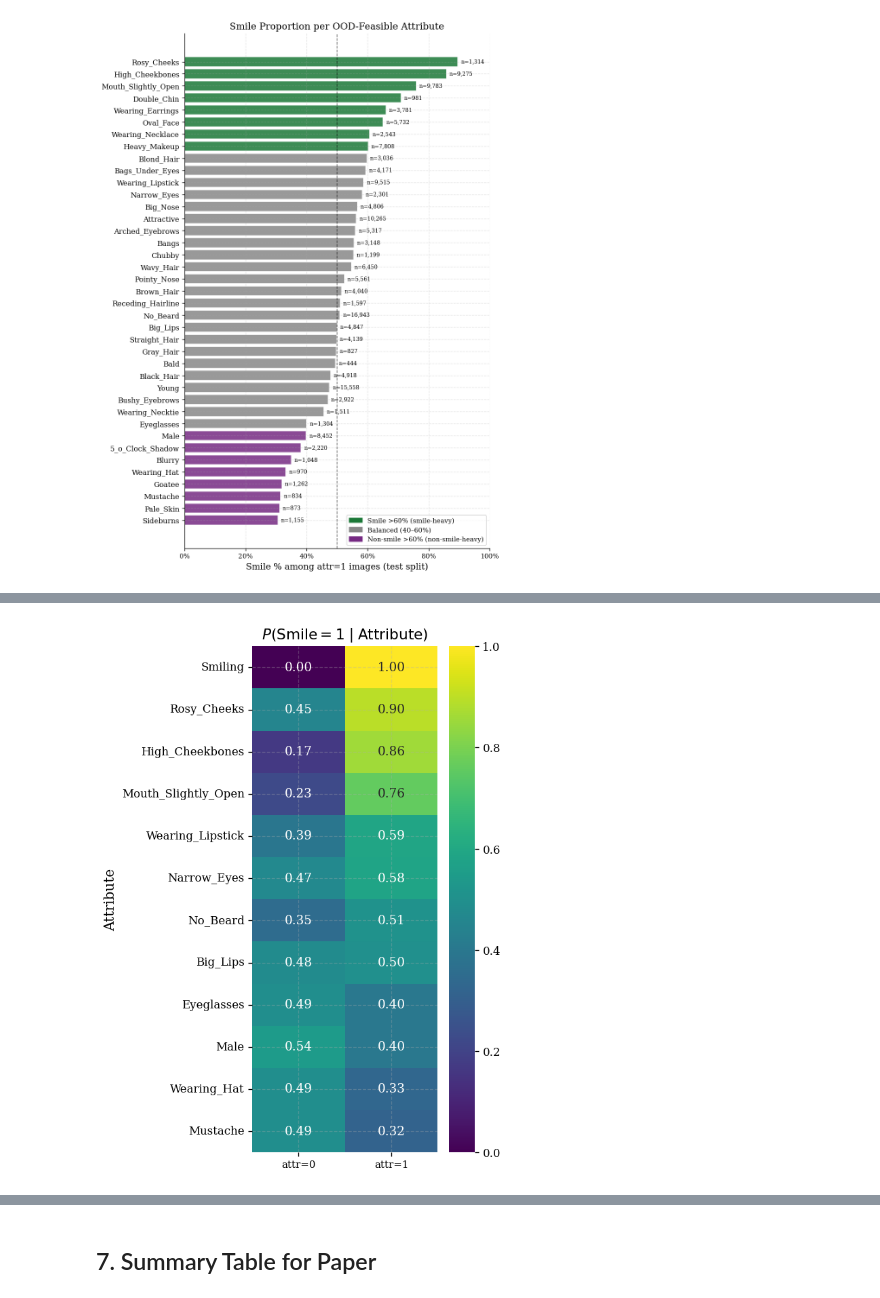
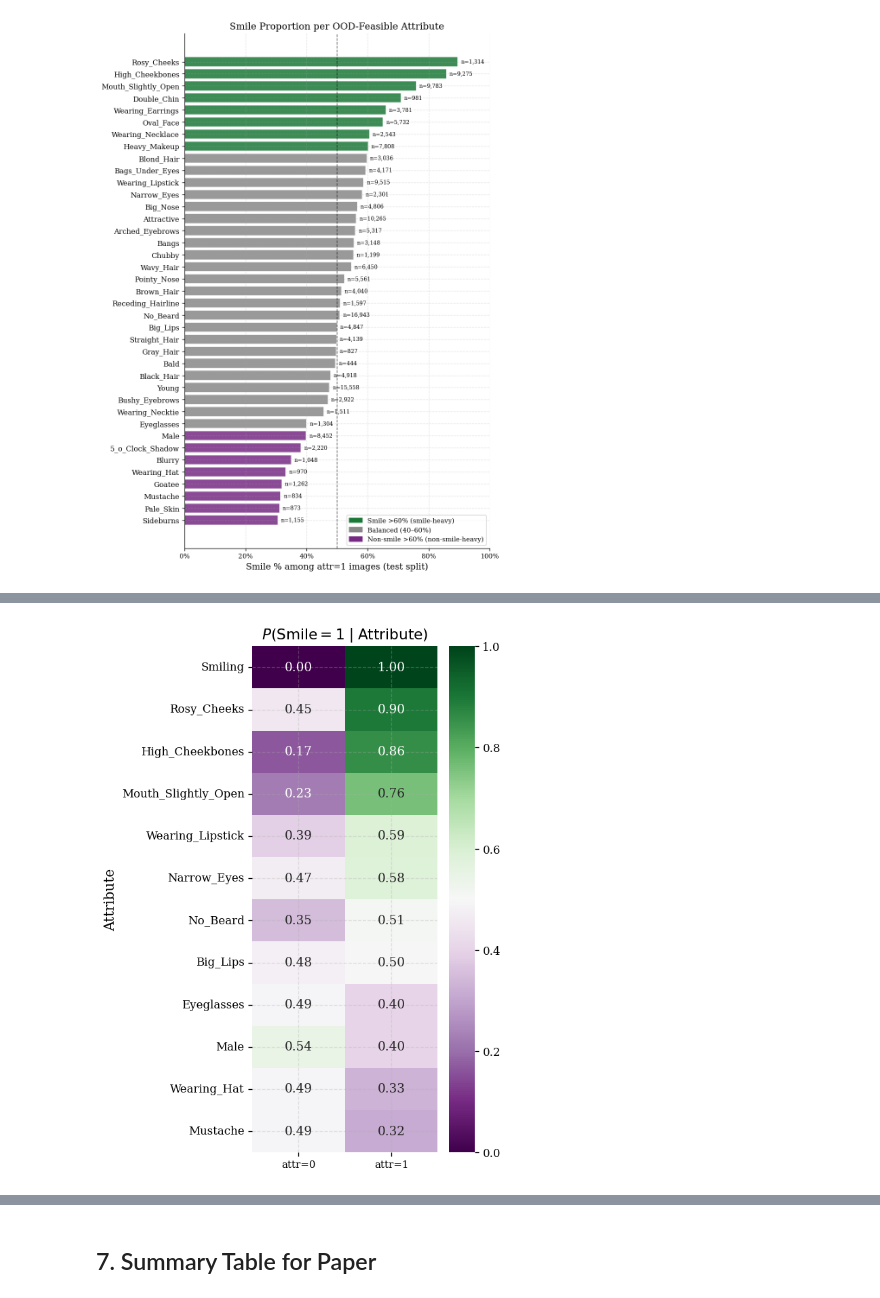
Before and after one commit to daniyaniazi/RandomizedSmothingmanifold, a Jupyter notebook: notebooks/Celeba_attribute_analysis.ipynb, the cells around one changed output, grey strips where cells are left out. Drawn from its saved outputs; the diff is of its cells as text; code cells hidden in the pictures.

```diff
--- a/notebooks/Celeba_attribute_analysis.ipynb
+++ b/notebooks/Celeba_attribute_analysis.ipynb
@@ -274,0 +431,43 @@ plt.show()
+# %%
+ood_attrs = [
+    "No_Beard",
+    "Mouth_Slightly_Open",
+    "Wearing_Lipstick",
+    "High_Cheekbones",
+    "Male",
+    "Big_Lips",
+    "Narrow_Eyes",
+    "Rosy_Cheeks",
+    "Eyeglasses",
+    "Wearing_Hat",
+    "Mustache",
+]
+
+rows = []
+
+N = len(df_test)
+
+for attr in ood_attrs:
+
+    # % of dataset having attr=1
+    pct_dataset = 100 * (df_test[attr] == 1).mean()
+
+    # Smile rate among attr=1 images
+    smile_rate = 100 * df_test[df_test[attr] == 1]["Smiling"].mean()
+
+    # Correlation with smile
+    corr_smile = corr.loc[attr, "Smiling"]
+
+    rows.append({
+        "Attribute": attr,
+        "% Dataset": pct_dataset,
+        "Smile % | attr=1": smile_rate,
+        "Corr(attr, Smile)": corr_smile,
+    })
+
+summary_df = (
+    pd.DataFrame(rows)
+    .sort_values("Smile % | attr=1", ascending=False)
+)
+
+display(summary_df.round(2))
@@ -332,32 +505,32 @@ ood_attrs = [
 rows = []
 
 for attr in ood_attrs:
     smile_if_1 = df_test[df_test[attr] == 1]["Smiling"].mean()
     smile_if_0 = df_test[df_test[attr] == 0]["Smiling"].mean()
 
     rows.append({
         "Attribute": attr,
         "attr=0": smile_if_0,
         "attr=1": smile_if_1,
     })
 
 heat_df = (
     pd.DataFrame(rows)
     .sort_values("attr=1", ascending=False)
     .set_index("Attribute")
 )
 
 plt.figure(figsize=(5,7))
 sns.heatmap(
     heat_df,
     annot=True,
     fmt=".2f",
-    cmap="viridis",
+    cmap="PRGn",
     vmin=0,
     vmax=1
 )
 plt.title(r"$P(\mathrm{Smile}=1 \mid \mathrm{Attribute})$")
 plt.tight_layout()
 plt.show()
 # %% [output]
-[figure, old version]
+[figure, new version]
```
Also changed, not shown: parts of 11 cells of this notebook, 5 other files.
